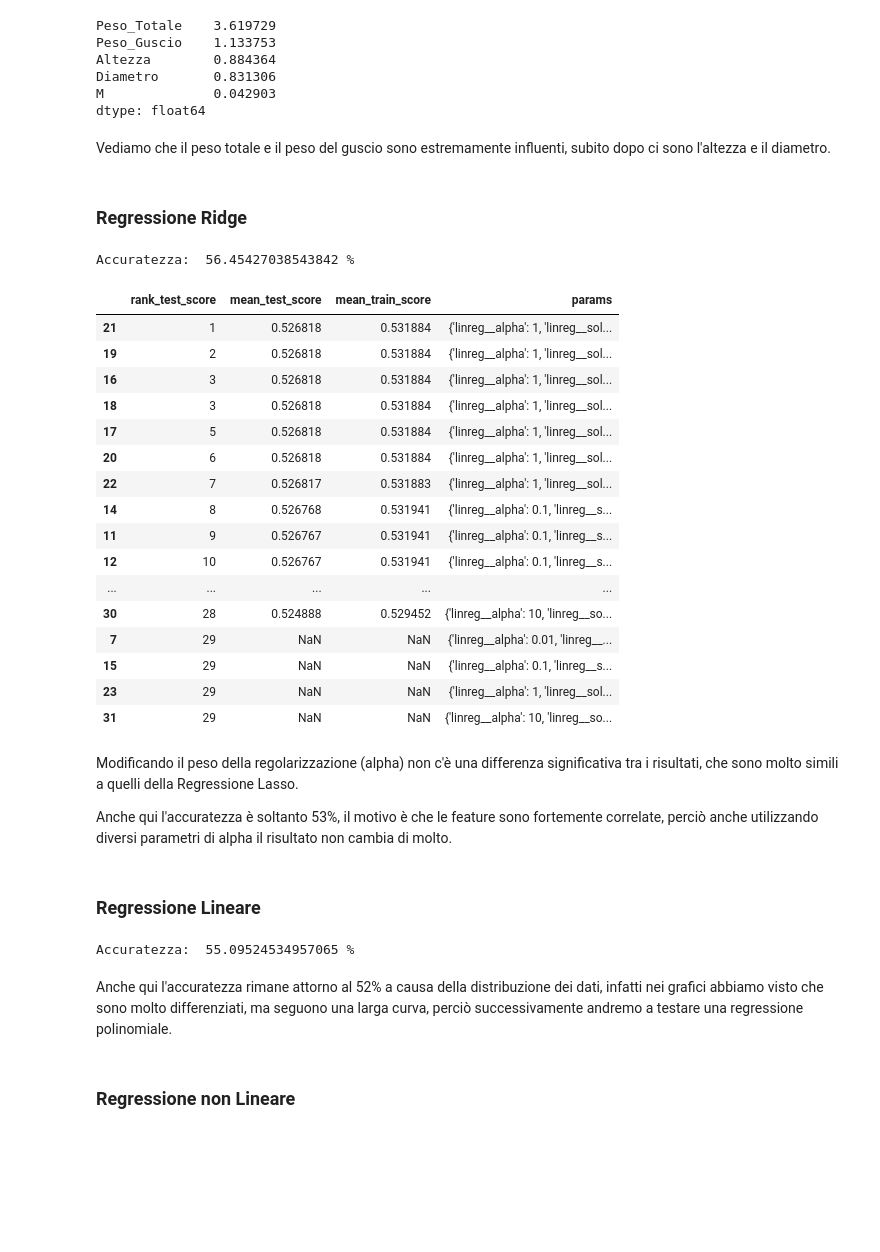
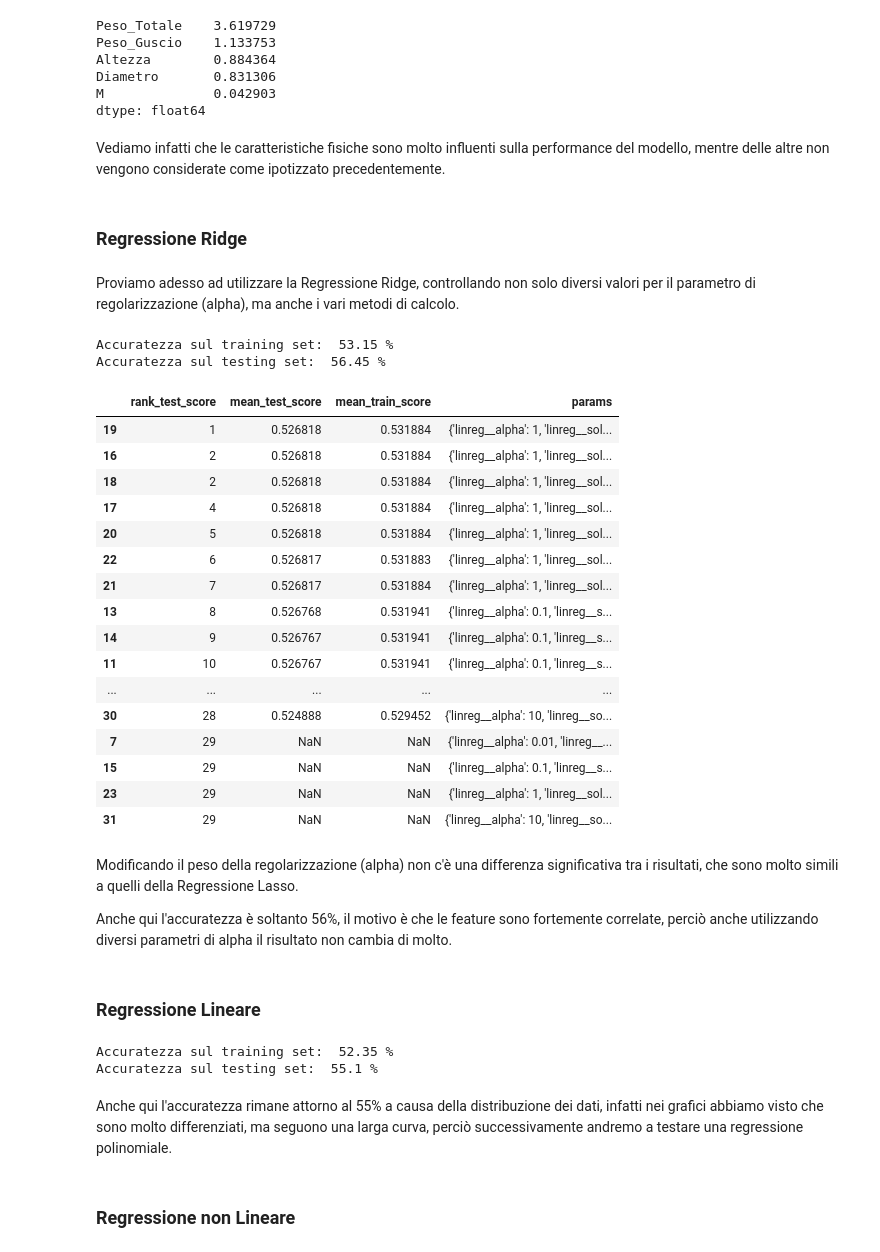
Before and after one commit to GitMatt101/AAC, a Jupyter notebook: AAC.ipynb, the cells around one changed output. Cells and saved outputs as stored; diff of their text form; code cells hidden in the pictures; blank space fills up the shorter version.

```diff
--- a/AAC.ipynb
+++ b/AAC.ipynb
@@ -282,37 +299,43 @@ Altezza        0.884364
 Diametro       0.831306
 M              0.042903
 dtype: float64
-# %% [markdown]
-Vediamo che il peso totale e il peso del guscio sono estremamente influenti, subito dopo ci sono l'altezza e il diametro.
+# %% [markdown]
+Vediamo infatti che le caratteristiche fisiche sono molto influenti sulla performance del modello, mentre delle altre non vengono considerate come ipotizzato precedentemente.
 # %% [markdown]
 ### Regressione Ridge
+# %% [markdown]
+Proviamo adesso ad utilizzare la Regressione Ridge, controllando non solo diversi valori per il parametro di regolarizzazione (alpha), ma anche i vari metodi di calcolo.
 # %%
 from sklearn.linear_model import Ridge
 model = Pipeline([
     ("scale",  StandardScaler(with_mean=False)),
     ("linreg", Ridge())
 ])
 grid = {
     "linreg__solver": ['auto', 'svd', 'cholesky', 'lsqr', 'sparse_cg', 'sag', 'saga', 'lbfgs'],
     "linreg__alpha": [0.01, 0.1, 1, 10]
 }
 gs = GridSearchCV(model, param_grid=grid, cv=5, return_train_score=True)
 gs.fit(X_train, y_train)
-print("Accuratezza: ", gs.score(X_test, y_test) * 100, '%')
+train_score = gs.score(X_train, y_train) * 100
+test_score = gs.score(X_test, y_test) * 100
+print("Accuratezza sul training set: ", train_score.round(2), '%')
+print("Accuratezza sul testing set: ", test_score.round(2), '%')
 pd.DataFrame(gs.cv_results_).sort_values("mean_test_score", ascending=False)[sel]
 # %% [output]
-Accuratezza:  56.45427038543842 %
+Accuratezza sul training set:  53.15 %
+Accuratezza sul testing set:  56.45 %
 |  | rank_test_score | mean_test_score | mean_train_score | params |
-| 21 | 1 | 0.526818 | 0.531884 | {'linreg__alpha': 1, 'linreg__sol... |
-| 19 | 2 | 0.526818 | 0.531884 | {'linreg__alpha': 1, 'linreg__sol... |
-| 16 | 3 | 0.526818 | 0.531884 | {'linreg__alpha': 1, 'linreg__sol... |
-| 18 | 3 | 0.526818 | 0.531884 | {'linreg__alpha': 1, 'linreg__sol... |
-| 17 | 5 | 0.526818 | 0.531884 | {'linreg__alpha': 1, 'linreg__sol... |
-| 20 | 6 | 0.526818 | 0.531884 | {'linreg__alpha': 1, 'linreg__sol... |
-| 22 | 7 | 0.526817 | 0.531883 | {'linreg__alpha': 1, 'linreg__sol... |
-| 14 | 8 | 0.526768 | 0.531941 | {'linreg__alpha': 0.1, 'linreg__s... |
-| 11 | 9 | 0.526767 | 0.531941 | {'linreg__alpha': 0.1, 'linreg__s... |
-| 12 | 10 | 0.526767 | 0.531941 | {'linreg__alpha': 0.1, 'linreg__s... |
+| 19 | 1 | 0.526818 | 0.531884 | {'linreg__alpha': 1, 'linreg__sol... |
+| 16 | 2 | 0.526818 | 0.531884 | {'linreg__alpha': 1, 'linreg__sol... |
+| 18 | 2 | 0.526818 | 0.531884 | {'linreg__alpha': 1, 'linreg__sol... |
+| 17 | 4 | 0.526818 | 0.531884 | {'linreg__alpha': 1, 'linreg__sol... |
+| 20 | 5 | 0.526818 | 0.531884 | {'linreg__alpha': 1, 'linreg__sol... |
+| 22 | 6 | 0.526817 | 0.531883 | {'linreg__alpha': 1, 'linreg__sol... |
+| 21 | 7 | 0.526817 | 0.531884 | {'linreg__alpha': 1, 'linreg__sol... |
+| 13 | 8 | 0.526768 | 0.531941 | {'linreg__alpha': 0.1, 'linreg__s... |
+| 14 | 9 | 0.526767 | 0.531941 | {'linreg__alpha': 0.1, 'linreg__s... |
+| 11 | 10 | 0.526767 | 0.531941 | {'linreg__alpha': 0.1, 'linreg__s... |
 | ... | ... | ... | ... | ... |
 | 30 | 28 | 0.524888 | 0.529452 | {'linreg__alpha': 10, 'linreg__so... |
 | 7 | 29 | NaN | NaN | {'linreg__alpha': 0.01, 'linreg__... |
@@ -322,7 +345,7 @@ Accuratezza:  56.45427038543842 %
 # %% [markdown]
 Modificando il peso della regolarizzazione (alpha) non c'è una differenza significativa tra i risultati, che sono molto simili a quelli della Regressione Lasso.
 
-Anche qui l'accuratezza è soltanto 53%, il motivo è che le feature sono fortemente correlate, perciò anche utilizzando diversi parametri di alpha il risultato non cambia di molto.
+Anche qui l'accuratezza è soltanto 56%, il motivo è che le feature sono fortemente correlate, perciò anche utilizzando diversi parametri di alpha il risultato non cambia di molto.
 # %% [markdown]
 ### Regressione Lineare
 # %%
@@ -336,12 +359,15 @@ linear_model = Pipeline([
 ])
 
 kf = KFold(5, shuffle=True, random_state=42)
-scores = cross_val_score(model,X_test, y_test, cv=kf)
-print("Accuratezza: ", scores.mean() * 100, '%')
+train_score = cross_val_score(model, X_train, y_train, cv=kf).mean() * 100
+test_score = cross_val_score(model, X_test, y_test, cv=kf).mean() * 100
+print("Accuratezza sul training set: ", train_score.round(2), '%')
+print("Accuratezza sul testing set: ", test_score.round(2), '%')
 # %% [output]
-Accuratezza:  55.09524534957065 %
+Accuratezza sul training set:  52.35 %
+Accuratezza sul testing set:  55.1 %
 # %% [markdown]
-Anche qui l'accuratezza rimane attorno al 52% a causa della distribuzione dei dati, infatti nei grafici abbiamo visto che sono molto differenziati, ma seguono una larga curva, perciò successivamente andremo a testare una regressione polinomiale.
+Anche qui l'accuratezza rimane attorno al 55% a causa della distribuzione dei dati, infatti nei grafici abbiamo visto che sono molto differenziati, ma seguono una larga curva, perciò successivamente andremo a testare una regressione polinomiale.
 # %% [markdown]
 ### Regressione non Lineare
 # %% [markdown]
```
Also changed, not shown: parts of 22 cells of this notebook.
